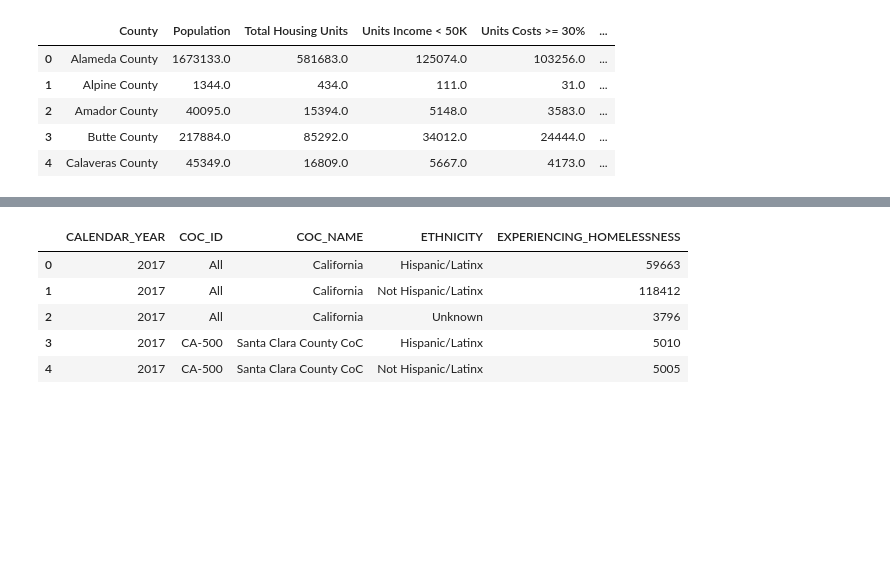
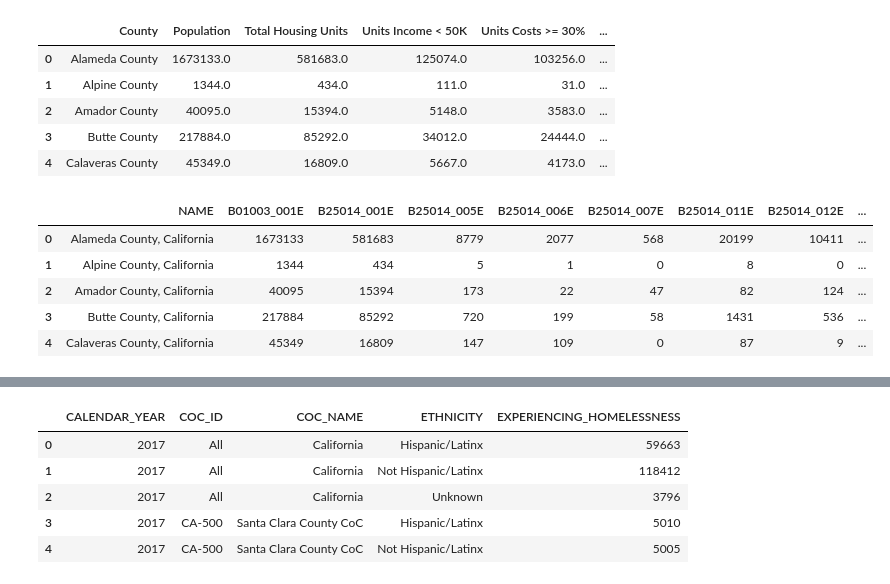
Before and after one commit to evacs/Project-1, a Jupyter notebook: housing_jeff.ipynb, the cells around one changed output, grey strips where cells are left out. Cells and saved outputs as stored; diff of their text form; code cells hidden in the pictures; blank space fills up the shorter version.

```diff
--- a/housing_jeff.ipynb
+++ b/housing_jeff.ipynb
@@ -91,0 +134,12 @@ housing_df.head()
+# %%
+url_path = Path('housing2.csv')
+housing_test_df = pd.read_csv(url_path)
+
+housing_test_df.head()
+# %% [output]
+|  | NAME | B01003_001E | B25014_001E | B25014_005E | B25014_006E | B25014_007E | B25014_011E | B25014_012E | ... |
+| 0 | Alameda County, California | 1673133 | 581683 | 8779 | 2077 | 568 | 20199 | 10411 | ... |
+| 1 | Alpine County, California | 1344 | 434 | 5 | 1 | 0 | 8 | 0 | ... |
+| 2 | Amador County, California | 40095 | 15394 | 173 | 22 | 47 | 82 | 124 | ... |
+| 3 | Butte County, California | 217884 | 85292 | 720 | 199 | 58 | 1431 | 536 | ... |
+| 4 | Calaveras County, California | 45349 | 16809 | 147 | 109 | 0 | 87 | 9 | ... |
```
Also changed, not shown: parts of 8 cells of this notebook, 2 other files.
